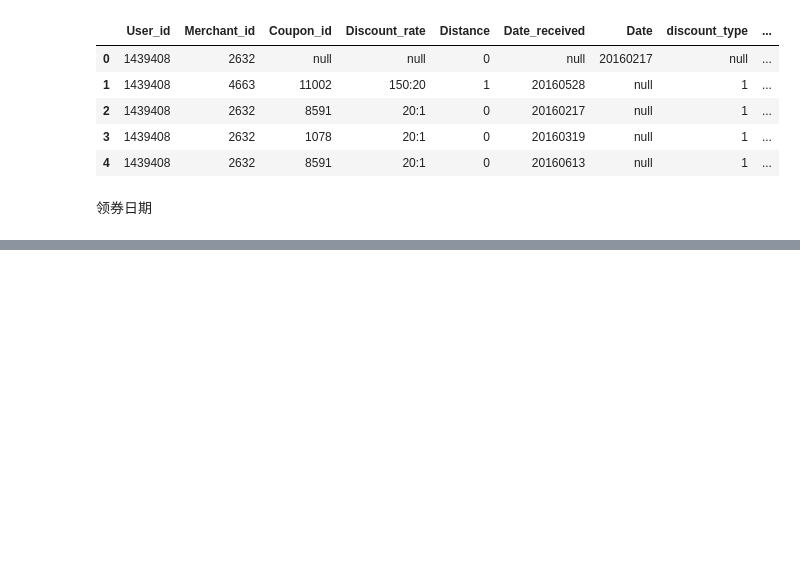
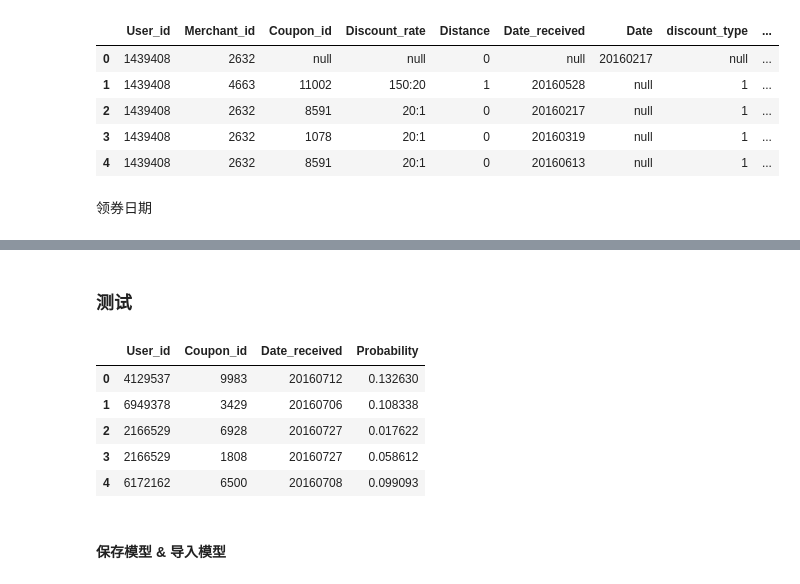
Before and after one commit to songfeng163/mlpratice, a Jupyter notebook: o2o1/o2o1.ipynb, the cells around one changed output, grey strips where cells are left out. Drawn from its saved outputs; the diff is of its cells as text; code cells hidden in the pictures; blank space fills up the shorter version.

```diff
--- a/o2o1/o2o1.ipynb
+++ b/o2o1/o2o1.ipynb
@@ -190,0 +388,17 @@ print('优惠券消费的日期从：', date_buy[0], '到', date_buy[-1])
+# %% [markdown]
+### 测试
+# %%
+y_test_pred = model.predict_proba(dftest[predictors])
+dftest1 = dftest[['User_id', 'Coupon_id', 'Date_received']].copy()
+dftest1['Probability']=y_test_pred[:,1]
+dftest1.to_csv('submit1.csv', index=False, header=False)
+dftest1.head(5)
+# %% [output]
+|  | User_id | Coupon_id | Date_received | Probability |
+| 0 | 4129537 | 9983 | 20160712 | 0.132630 |
+| 1 | 6949378 | 3429 | 20160706 | 0.108338 |
+| 2 | 2166529 | 6928 | 20160727 | 0.017622 |
+| 3 | 2166529 | 1808 | 20160727 | 0.058612 |
+| 4 | 6172162 | 6500 | 20160708 | 0.099093 |
+# %% [markdown]
+#### 保存模型 & 导入模型
```
Also changed, not shown: parts of 22 cells of this notebook, 1 other file.
